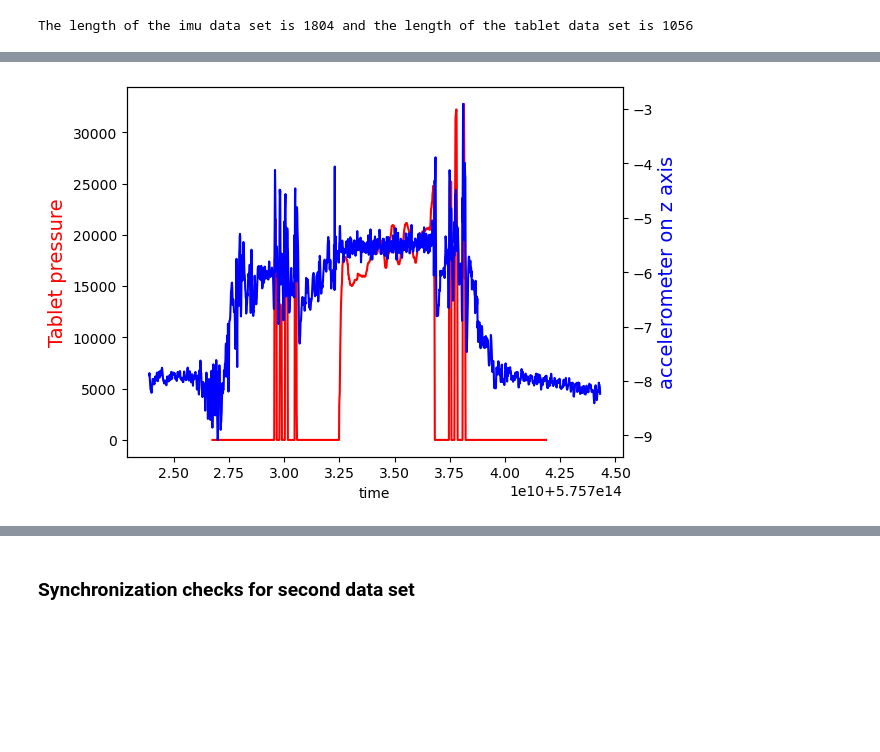
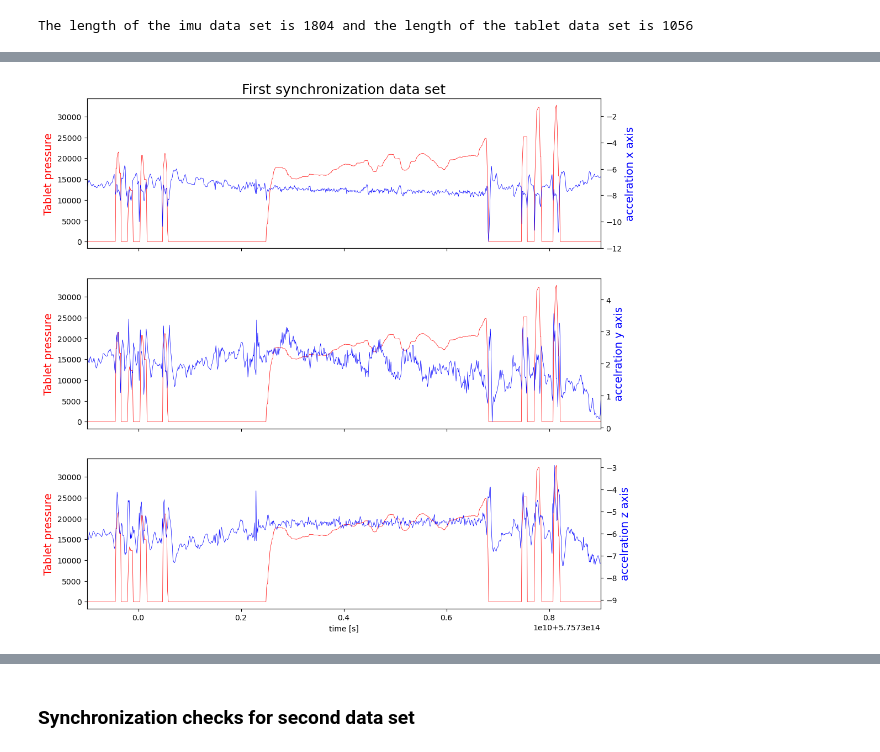
Before and after one commit to anni5701/patternRecognition, a Jupyter notebook: stylus-playground-master/notebook/sync.ipynb, the cells around one changed output, grey strips where cells are left out. Cells and saved outputs as stored; diff of their text form; code cells hidden in the pictures; blank space fills up the shorter version.

```diff
--- a/stylus-playground-master/notebook/sync.ipynb
+++ b/stylus-playground-master/notebook/sync.ipynb
@@ -95,18 +37,36 @@ plt.show()
-# %%
-fig,ax = plt.subplots()
-ax.plot(sync_tab.host_timestamp, sync_tab.pressure,
-        color="red")
-
-ax.set_xlabel("time")
-ax.set_ylabel("Tablet pressure",
-              color="red",
-              fontsize=14)
-
-# twin object for two different y-axis on the sample plot
-ax2=ax.twinx()
-# make a plot with different y-axis using second axis object
-ax2.plot(sync_imu.host_timestamp, sync_imu.az,color="blue")
-ax2.set_ylabel("accelerometer on z axis",color="blue",fontsize=14)
-plt.show()
-# %% [output]
-[figure, removed]
+# %%
+fig,ax = plt.subplots(3,1, sharex=True, figsize=(12, 12))
+
+ax[0].plot(sync_tab.host_timestamp, sync_tab.pressure,
+        color="red", linewidth=0.5)
+ax[0].set_ylabel("Tablet pressure",
+              color="red",
+              fontsize=14)
+ax2=ax[0].twinx()
+ax2.plot(sync_imu.host_timestamp, sync_imu.ax,color="blue", linewidth=0.5)
+ax2.set_ylabel("accelration x axis",color="blue",fontsize=14)
+
+ax[1].plot(sync_tab.host_timestamp, sync_tab.pressure,
+        color="red", linewidth=0.5)
+ax[1].set_ylabel("Tablet pressure",
+              color="red",
+              fontsize=14)
+ax3=ax[1].twinx()
+ax3.plot(sync_imu.host_timestamp, sync_imu.ay,color="blue", linewidth=0.5)
+ax3.set_ylabel("accelration y axis",color="blue",fontsize=14)
+
+ax[2].plot(sync_tab.host_timestamp, sync_tab.pressure,
+        color="red", linewidth=0.5)
+ax[2].set_ylabel("Tablet pressure",
+              color="red",
+              fontsize=14)
+ax4=ax[2].twinx()
+ax4.plot(sync_imu.host_timestamp, sync_imu.az,color="blue", linewidth=0.5)
+ax4.set_ylabel("accelration z axis",color="blue",fontsize=14)
+
+ax[-1].set_xlabel("time [s]")
+ax[0].set_title('First synchronization data set',  fontsize=18)
+ax[-1].set_xlim(2.9 * 1e10 + 5.757e14, 3.9 * 1e10 + 5.757e14)
+plt.show()
+# %% [output]
+[figure, added]
```
Also changed, not shown: parts of 62 cells of this notebook, 12 other files.
